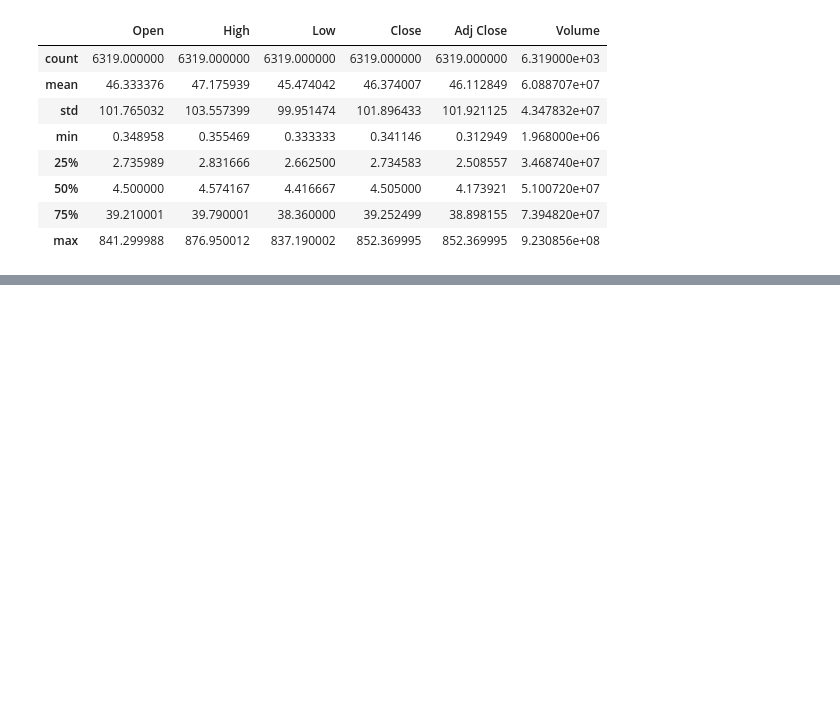
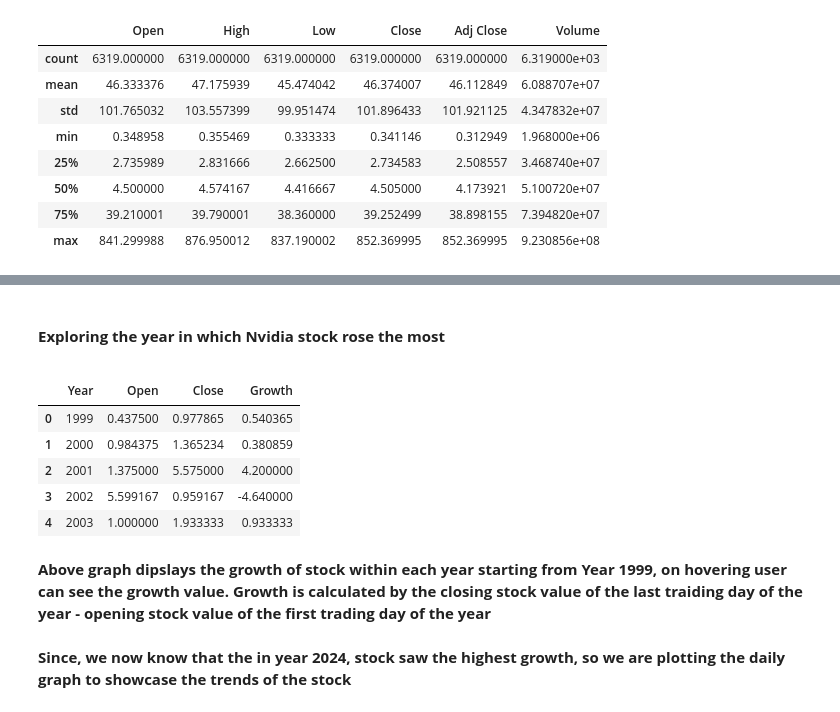
Before and after one commit to prabhjeetsinghk/TimeSeriesAnalysis, a Jupyter notebook: task1.ipynb, the cells around one changed output, grey strips where cells are left out. Drawn from its saved outputs; the diff is of its cells as text; code cells hidden in the pictures; blank space fills up the shorter version.

```diff
--- a/task1.ipynb
+++ b/task1.ipynb
@@ -97,0 +103,26 @@ ValueError: Length of list vectors must match length of `data` when both are use
+# %% [markdown]
+**<h4>Exploring the year in which Nvidia stock rose the most**
+# %%
+years = df['year'].unique()
+stocks_yoy = dict(); Date = list(); Open = list(); Close = list(); Growth = list()
+for year in years:
+    open = df[df['year'] == year]['Open'].head(1).values[0]
+    close = df[df['year'] == year]['Close'].tail(1).values[0]
+    Date.append(year);    Open.append(open);    Close.append(close);    Growth.append(close - open)
+
+stocks_yoy = {
+    'Year':Date,
+    'Open':Open,
+    'Close':Close,
+    'Growth':Growth
+}
+
+df1 = pd.DataFrame(stocks_yoy)
+df1.head()
+# %% [output]
+|  | Year | Open | Close | Growth |
+| 0 | 1999 | 0.437500 | 0.977865 | 0.540365 |
+| 1 | 2000 | 0.984375 | 1.365234 | 0.380859 |
+| 2 | 2001 | 1.375000 | 5.575000 | 4.200000 |
+| 3 | 2002 | 5.599167 | 0.959167 | -4.640000 |
+| 4 | 2003 | 1.000000 | 1.933333 | 0.933333 |
@@ -97,0 +158,2 @@ ValueError: Length of list vectors must match length of `data` when both are use
+# %% [markdown]
+**Above graph dipslays the growth of stock within each year starting from Year 1999, on hovering user can see the growth value. Growth is calculated by the closing stock value of the last traiding day of the year - opening stock value of the first trading day of the year**
@@ -97,0 +181,2 @@ ValueError: Length of list vectors must match length of `data` when both are use
+# %% [markdown]
+**Since, we now know that the in year 2024, stock saw the highest growth, so we are plotting the daily graph to showcase the trends of the stock**
```
Also changed, not shown: parts of 19 cells of this notebook.
